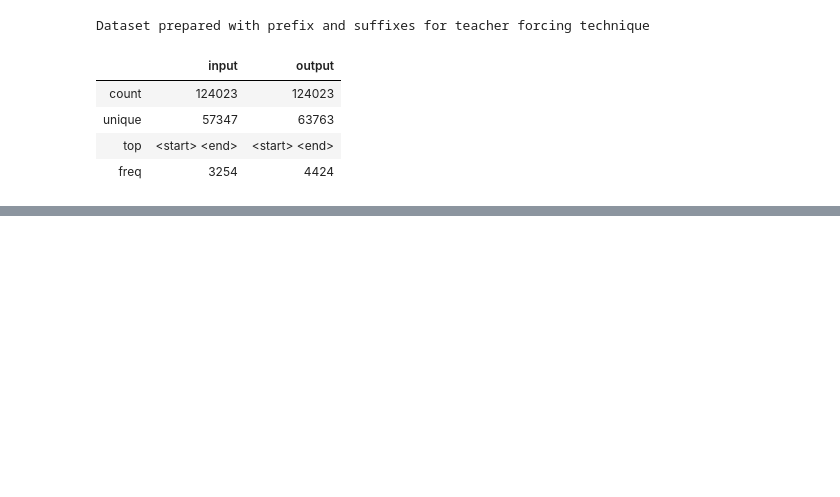
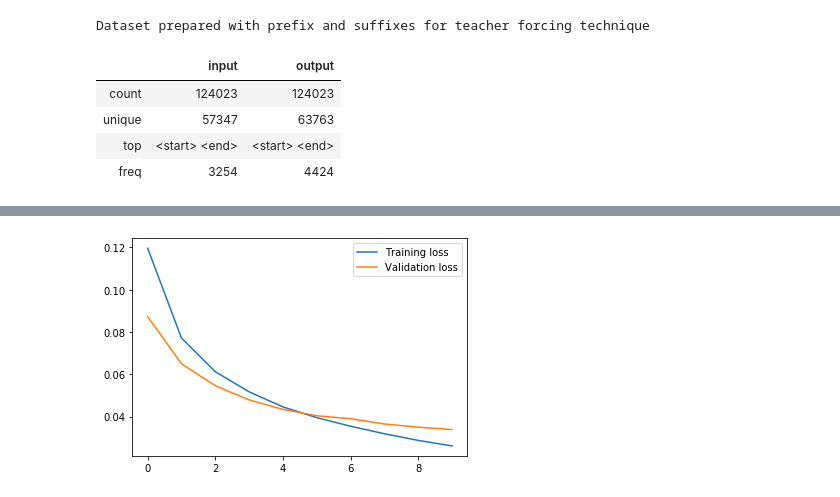
Before and after one commit to rohangoli/CPSC6300_Project, a Jupyter notebook: nwp_lstm_multi_word.ipynb, the cells around one changed output, grey strips where cells are left out. Drawn from its saved outputs; the diff is of its cells as text; code cells hidden in the pictures; blank space fills up the shorter version.

```diff
--- a/nwp_lstm_multi_word.ipynb
+++ b/nwp_lstm_multi_word.ipynb
@@ -200,9 +290,14 @@ Total params: 18,297,093
 Trainable params: 18,297,093
 Non-trainable params: 0
 __________________________________________________________________________________________________
+# %%
+filepath = "model.h5"
+checkpoint = ModelCheckpoint(filepath, monitor='loss', verbose=1, save_best_only=True, mode='min')
+callbacks_list = [checkpoint]
 # %%
 epochs = 10
 history = model.fit([input_data, teacher_data], target_data,
                  batch_size= BATCH_SIZE,
                  epochs=epochs,
-                 validation_split=0.2)
+                 validation_split=0.2,
+                 callbacks=callbacks_list)
@@ -209,7 +322,10 @@ history = model.fit([input_data, teacher_data], target_data,
 # %%
 # Plot the results of the training.
 import matplotlib.pyplot as plt
 
 plt.plot(history.history['loss'], label="Training loss")
 plt.plot(history.history['val_loss'], label="Validation loss")
+plt.legend()
 plt.show()
+# %% [output]
+[figure, added]
```
Also changed, not shown: parts of 8 cells of this notebook, 1 other file.
